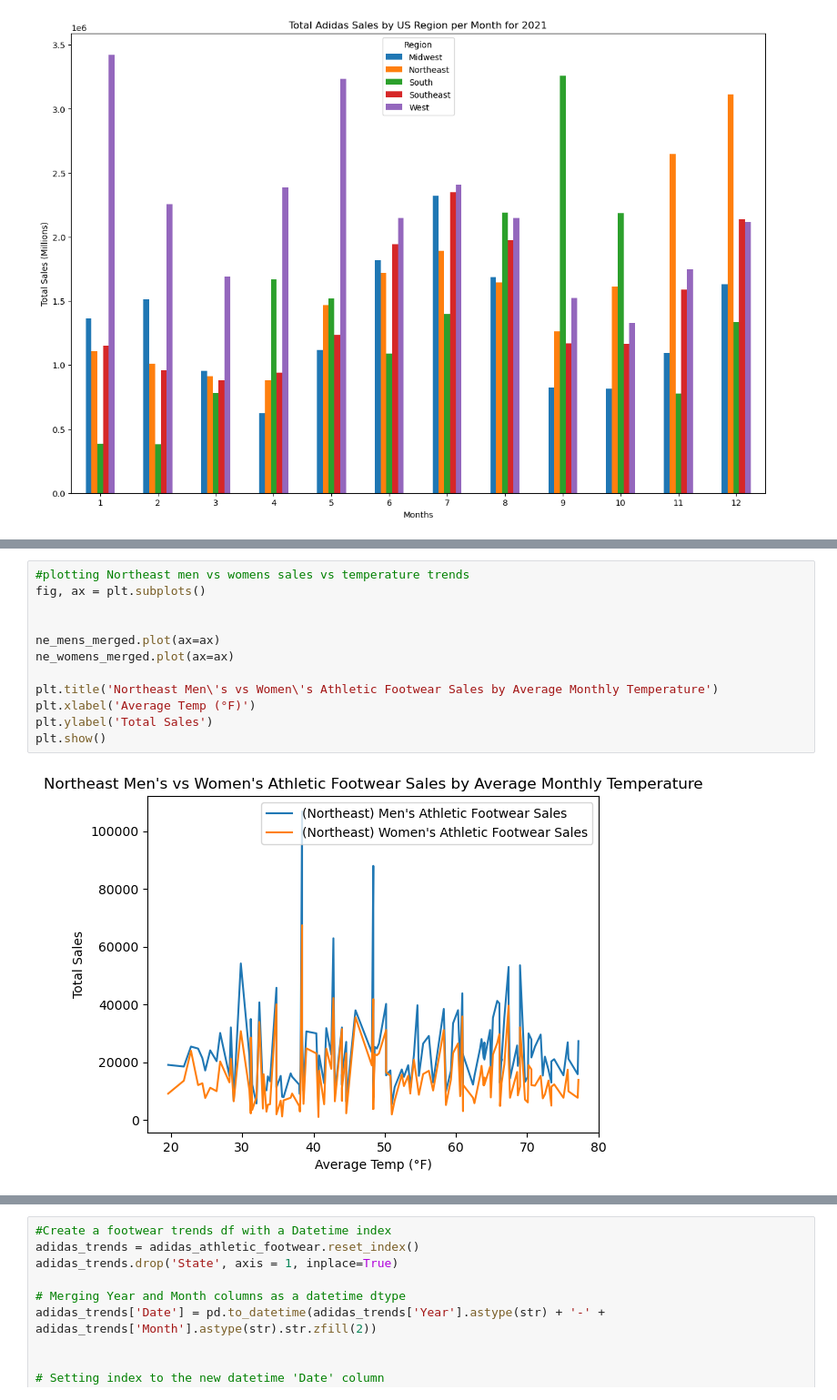
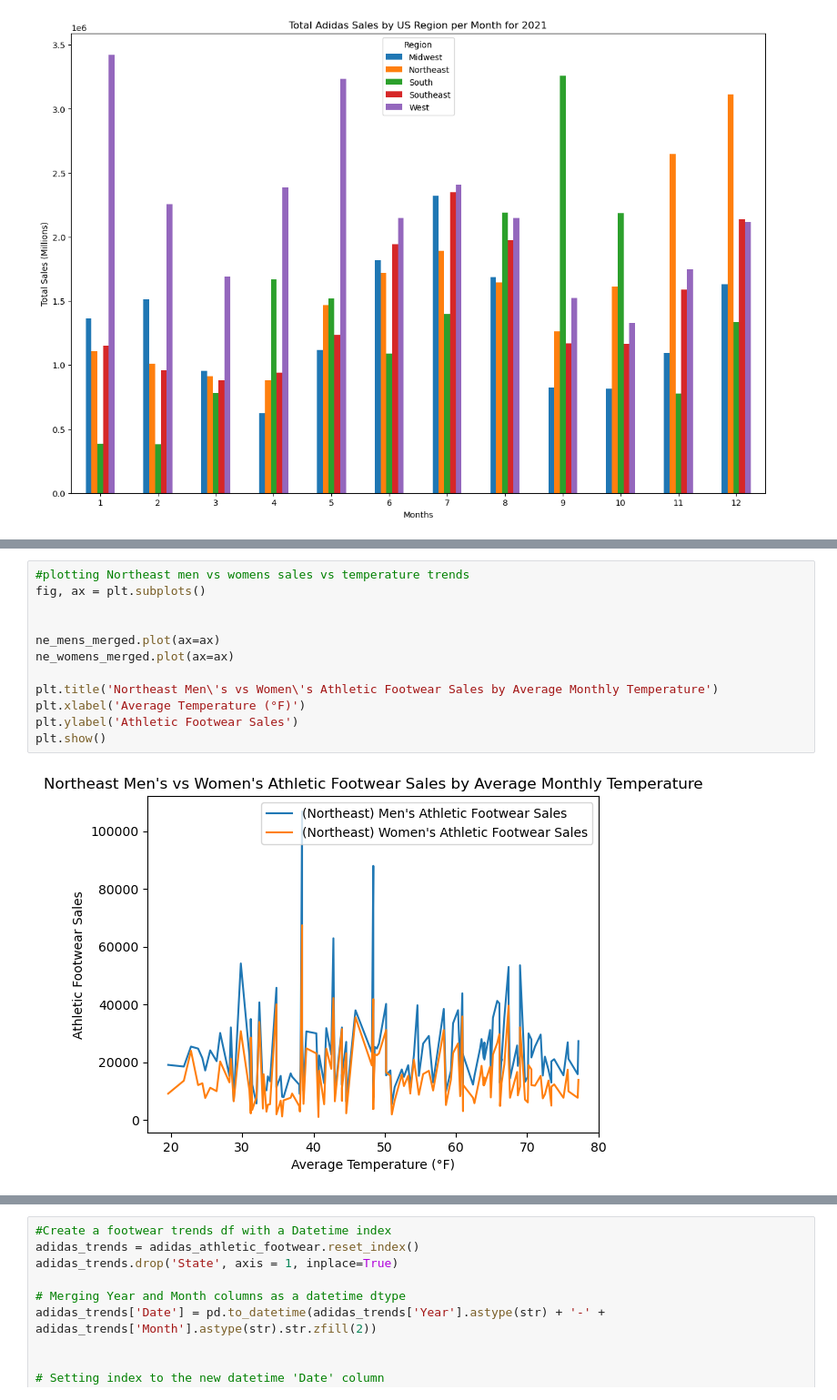
Before and after one commit to Krinnik/adidas_sales_temp_analysis, a Jupyter notebook: nik_workspace.ipynb, the cells around one changed output, grey strips where cells are left out. Shown at 91% size. Drawn from its saved outputs; the diff is of its cells as text.

```diff
--- a/nik_workspace.ipynb
+++ b/nik_workspace.ipynb
@@ -1385,17 +1385,17 @@ plt.show()
 # %%
 #plotting Northeast men vs womens sales vs temperature trends
 fig, ax = plt.subplots()
 
 
 ne_mens_merged.plot(ax=ax)
 ne_womens_merged.plot(ax=ax)
 
 plt.title('Northeast Men\'s vs Women\'s Athletic Footwear Sales by Average Monthly Temperature')
-plt.xlabel('Average Temp (°F)')
-plt.ylabel('Total Sales')
+plt.xlabel('Average Temperature (°F)')
+plt.ylabel('Athletic Footwear Sales')
 plt.show()
 # %% [output]
-[figure, old version]
+[figure, new version]
 # %%
 #plotting West men vs womens sales vs temperature trends
 fig, ax = plt.subplots()
```
Also changed, not shown: parts of 29 cells of this notebook, 18 other files.
